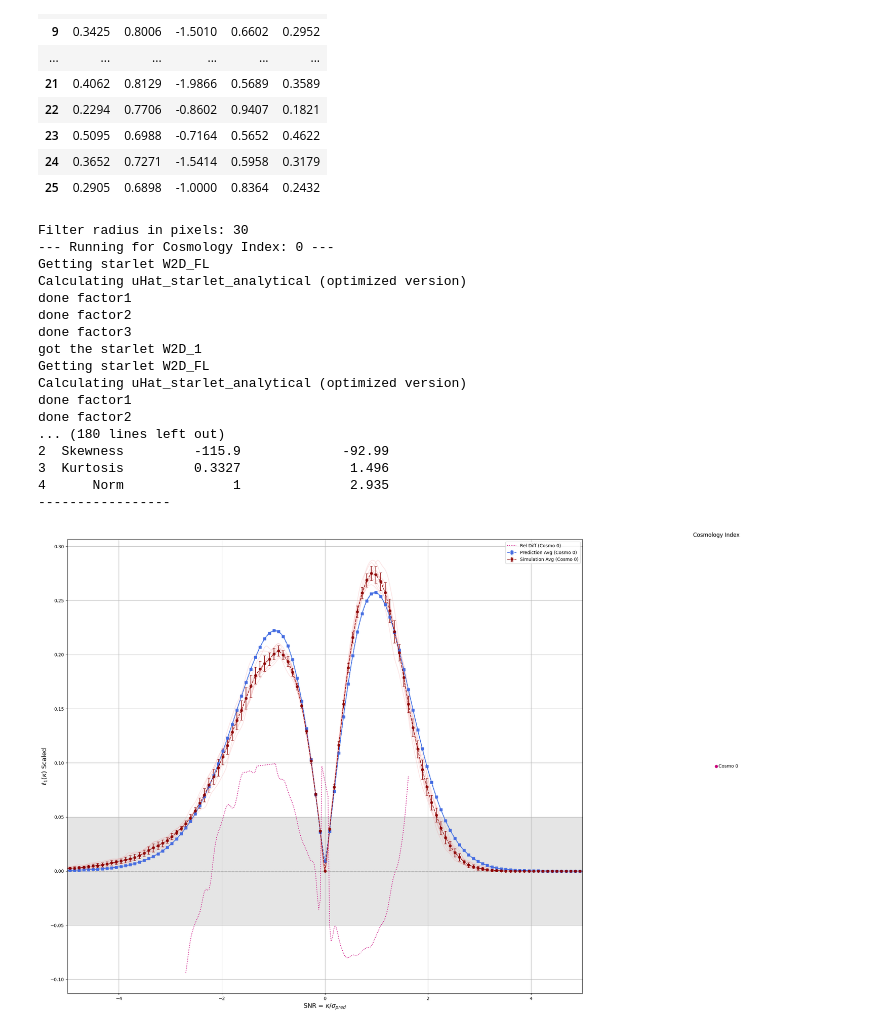
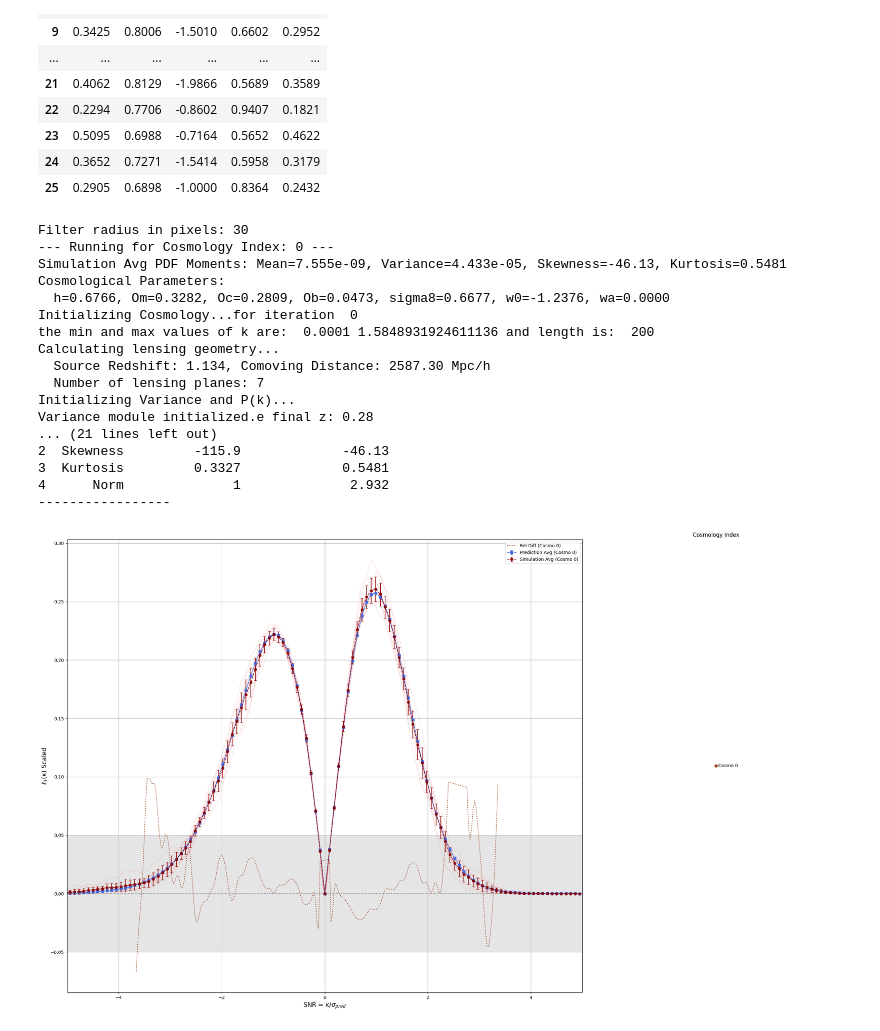
Before and after one commit to vilasinits/LDT_2cell_l1_norm, a Jupyter notebook: notebooks/LDT_2cell_cosmoslics.ipynb, the cells around one changed output. Cells and saved outputs as stored; diff of their text form; code cells hidden in the pictures.

```diff
--- a/notebooks/LDT_2cell_cosmoslics.ipynb
+++ b/notebooks/LDT_2cell_cosmoslics.ipynb
@@ -110,7 +110,7 @@ fig, axs = plt.subplots(1, 2, figsize=(25, 15), dpi=100, gridspec_kw={'width_rat
 # --- Main Loop ---
 # Loop directly over the desired cosmology index (or indices)
 
-filter_type = 'starlet'
+filter_type = 'tophat'
 for cosmo_index_to_run in range(0,1):
     print(f"--- Running for Cosmology Index: {cosmo_index_to_run} ---")
 
@@ -180,7 +180,7 @@ for cosmo_index_to_run in range(0,1):
     print("Cosmological Parameters:")
     print(f"  h={h:.4f}, Om={Om:.4f}, Oc={Oc:.4f}, Ob={Ob:.4f}, sigma8={sig8:.4f}, w0={w0:.4f}, wa={wa:.4f}")
     filter_type = 'tophat'
-    for times in range(4):
+    for times in range(1):
         # 2. Initialize Cosmology
         print("Initializing Cosmology...for iteration ", times)
         cosmo = Cosmology_function(
@@ -401,48 +401,48 @@ axs[0].set_xlabel(r'SNR = $\kappa / \sigma_{pred}$', size=14)
 # axs[0].set_xlabel(r'$\kappa = \mathrm{SNR} \times \sigma_{pred}$', size=14)
 axs[0].set_ylabel(r'$\ell_1(\kappa)$ Scaled', size=14) # Adjust label if scale factor changes
 # Set xlim based on plotted range, e.g., +/- 3 sigma
 # xlim_range = 5 * pred_stdev
 axs[0].set_xlim(-5, 5)
 
 
 
 # ylim can be set dynamically or fixed
 # axs[0].set_ylim(-0.1 * plot_scale_factor, np.nanmax(l1_pred_on_snr * plot_scale_factor) * 1.1)
 axs[0].grid(True, which='both', axis='both')
 axs[0].legend() # Add legend to the main plot
 
 # Format the second axes panel (cosmology labels)
 axs[1].set_xticks([])
 axs[1].set_yticks([])
 axs[1].set_xticklabels([])
 axs[1].set_yticklabels([])
 axs[1].spines['top'].set_visible(False)
 axs[1].spines['right'].set_visible(False)
 axs[1].spines['bottom'].set_visible(False)
 axs[1].spines['left'].set_visible(False)
 axs[1].set_title("Cosmology Index")
 
 plt.tight_layout()
 plt.show()
 # %% [output]
 Filter radius in pixels: 30
 --- Running for Cosmology Index: 0 ---
-Getting starlet W2D_FL
-Calculating uHat_starlet_analytical (optimized version)
-done factor1
-done factor2
-done factor3
-got the starlet W2D_1
-Getting starlet W2D_FL
-Calculating uHat_starlet_analytical (optimized version)
-done factor1
-done factor2
-... (180 lines left out)
-2  Skewness         -115.9             -92.99
-3  Kurtosis         0.3327              1.496
-4      Norm              1              2.935
+Simulation Avg PDF Moments: Mean=7.555e-09, Variance=4.433e-05, Skewness=-46.13, Kurtosis=0.5481
+Cosmological Parameters:
+  h=0.6766, Om=0.3282, Oc=0.2809, Ob=0.0473, sigma8=0.6677, w0=-1.2376, wa=0.0000
+Initializing Cosmology...for iteration  0
+the min and max values of k are:  0.0001 1.5848931924611136 and length is:  200
+Calculating lensing geometry...
+  Source Redshift: 1.134, Comoving Distance: 2587.30 Mpc/h
+  Number of lensing planes: 7
+Initializing Variance and P(k)...
+Variance module initialized.e final z: 0.28
+... (21 lines left out)
+2  Skewness         -115.9             -46.13
+3  Kurtosis         0.3327             0.5481
+4      Norm              1              2.932
 -----------------
-[figure, old version]
+[figure, new version]
 # %%
 fig, axs = plt.subplots(1, 2, figsize=(25, 15), dpi=100, gridspec_kw={'width_ratios': [2, 1]})
 # axs[0].errorbar(
```
Also changed, not shown: parts of 3 cells of this notebook, 15 other files.
